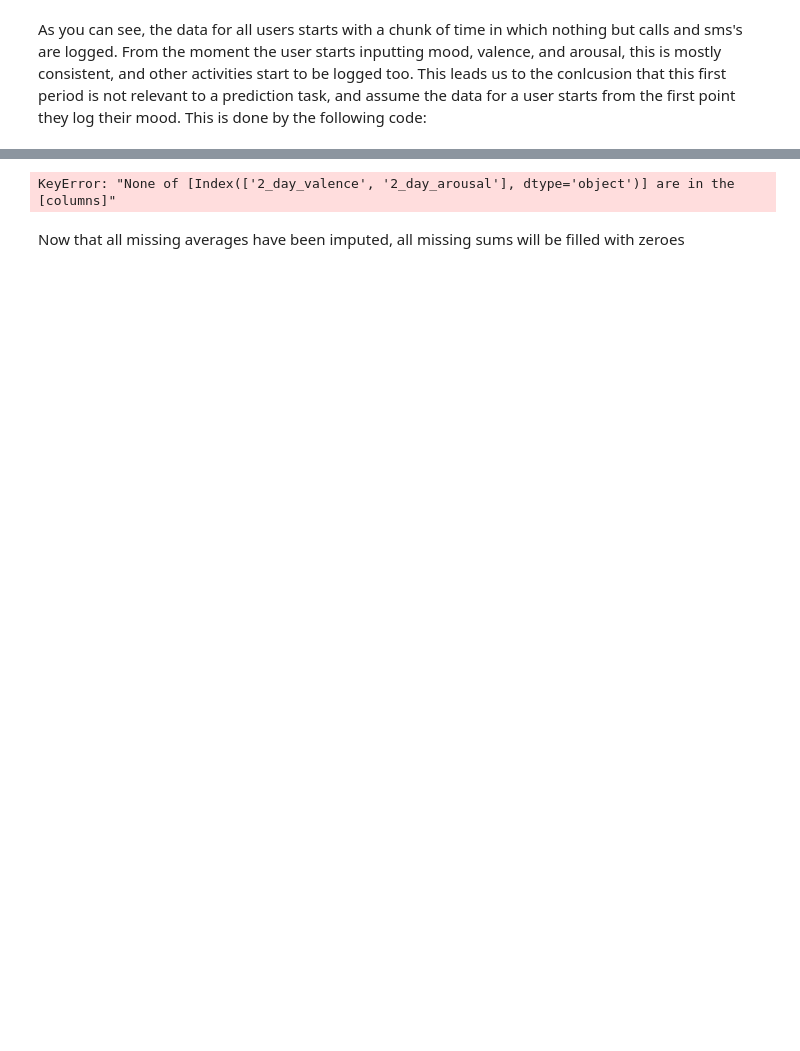
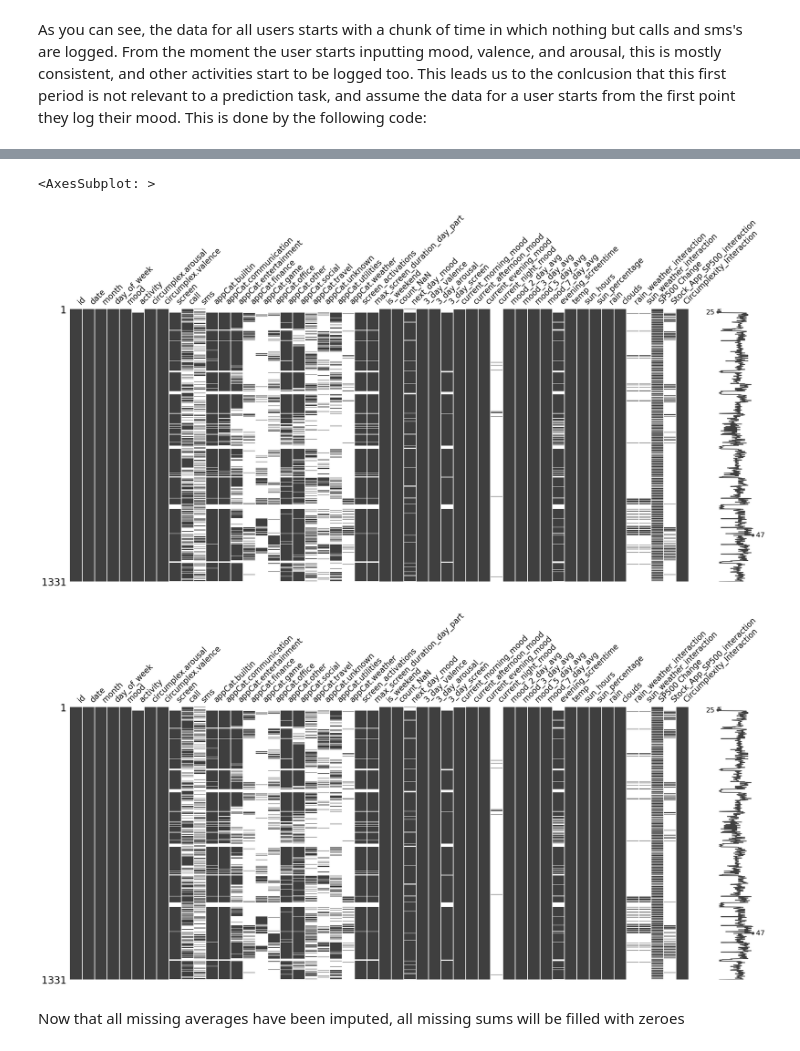
Before and after one commit to moosmiddelkoop/DMT-1, a Jupyter notebook: Assignment_1.ipynb, the cells around one changed output, grey strips where cells are left out. Cells and saved outputs as stored; diff of their text form; code cells hidden in the pictures; blank space fills up the shorter version.

Commit message:
for me this notebook has all the correct stuff and works (except for max's mini plots)

```diff
--- a/Assignment_1.ipynb
+++ b/Assignment_1.ipynb
@@ -475,44 +474,44 @@ ValueError: keyword grid_b is not recognized; valid keywords are ['size', 'width
 data = pd.read_csv('data/data_post_first_mood.csv')
 data_ffill = data
 data_ffill[['mood', 'circumplex.arousal', 'circumplex.valence', 'activity']] = data[['mood', 'circumplex.arousal', 'circumplex.valence', 'activity']].fillna(method='ffill')
-data_ffill[['max_screen_duration_day_part']] = data[['max_screen_duration_day_part']].fillna(method='ffill')
-data_ffill[['2_day_valence', '2_day_arousal']] = data[['2_day_valence', '2_day_arousal']].fillna(method='ffill')
+data_ffill[['3_day_valence', '3_day_arousal_']] = data[['3_day_valence', '3_day_arousal_']].fillna(method='ffill')
 data_ffill[['current_morning_mood', 'current_afternoon_mood', 'current_evening_mood']] = data[['current_morning_mood', 'current_afternoon_mood', 'current_evening_mood']].fillna(method='ffill')
 data_ffill[['mood_2_day_avg', 'mood_3_day_avg', 'mood_5_day_avg', 'mood_7_day_avg']] = data[['mood_2_day_avg', 'mood_3_day_avg', 'mood_5_day_avg', 'mood_7_day_avg']].fillna(method='ffill')
-data_ffill[['circumplexity_interaction']] = data[['circumplexity_interaction']].fillna(method='ffill')
+data_ffill[['Circumplexity_Interaction']] = data[['Circumplexity_Interaction']].fillna(method='ffill')
 
 # create datetimeindex from time column in order to be able to interpolate using the time method
 datetimeindex = pd.to_datetime(data['date'])
 
 # replace time column with datetimeindex
 data.index = datetimeindex
 data = data.drop(columns=['Unnamed: 0'])
 data_ffill = data_ffill.drop(columns=['Unnamed: 0'])
 
 # interpolate using time method
 data_interpolated = data
 data_interpolated[['mood', 'circumplex.arousal', 'circumplex.valence', 'activity']] = data[['mood', 'circumplex.arousal', 'circumplex.valence', 'activity']].interpolate(method='time')
-data_interpolated[['max_screen_duration_day_part']] = data[['max_screen_duration_day_part']].interpolate(method='time')
-data_interpolated[['2_day_valence', '2_day_arousal']] = data[['2_day_valence', '2_day_arousal']].interpolate(method='time')
+data_interpolated[['3_day_valence', '3_day_arousal_']] = data[['3_day_valence', '3_day_arousal_']].interpolate(method='time')
 data_interpolated[['current_morning_mood', 'current_afternoon_mood', 'current_evening_mood']] = data[['current_morning_mood', 'current_afternoon_mood', 'current_evening_mood']].interpolate(method='time')
 data_interpolated[['mood_2_day_avg', 'mood_3_day_avg', 'mood_5_day_avg', 'mood_7_day_avg']] = data[['mood_2_day_avg', 'mood_3_day_avg', 'mood_5_day_avg', 'mood_7_day_avg']].interpolate(method='time')
-data_interpolated[['circumplexity_interaction']] = data[['circumplexity_interaction']].interpolate(method='time')
+data_interpolated[['Circumplexity_Interaction']] = data[['Circumplexity_Interaction']].interpolate(method='time')
 
 # reset index back to what it was
 new_index = pd.Index(range(0, len(data)))
 data.index = new_index
 data_ffill.index = new_index
 
 # save imputed data
 data_ffill.to_csv('data/imputed_data_v1.csv')
 data_interpolated.to_csv('data/imputed_data_v2.csv')
 #  NOW WRITE SOME ABOUT THE PROS AND CONS
 
 # check if it worked
 msno.matrix(data_ffill)
 msno.matrix(data_interpolated)
 # %% [output]
-KeyError: "None of [Index(['2_day_valence', '2_day_arousal'], dtype='object')] are in the [columns]"
+<AxesSubplot: >
+[figure, added]
+[figure, added]
 # %% [markdown]
 Now that all missing averages have been imputed, all missing sums will be filled with zeroes
 # %%
```
Also changed, not shown: parts of 6 cells of this notebook.
